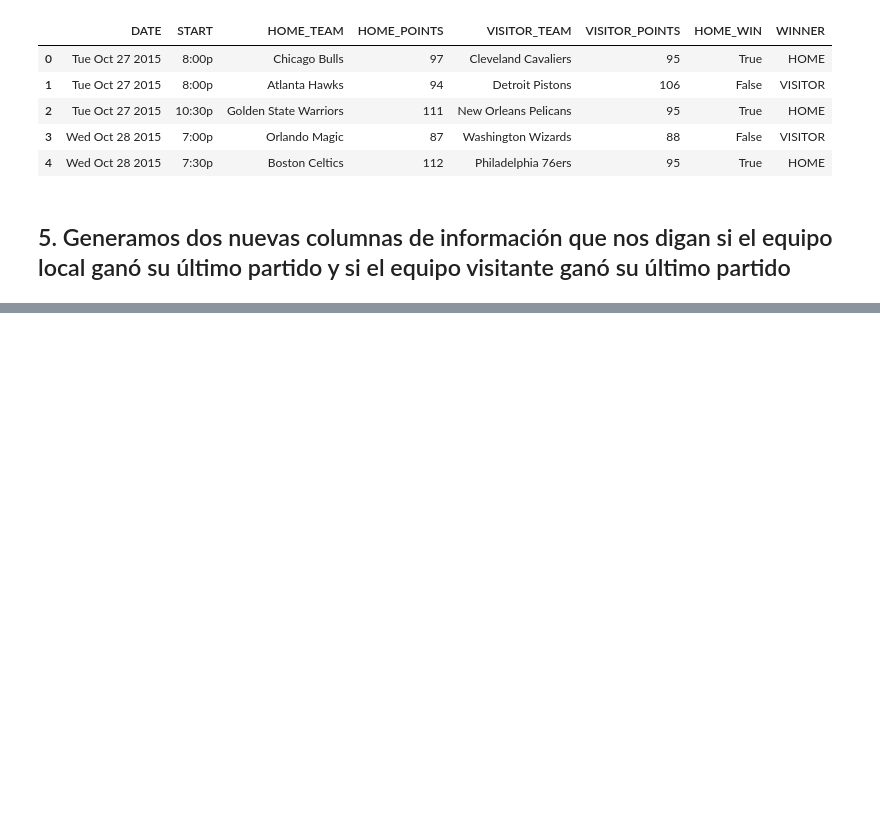
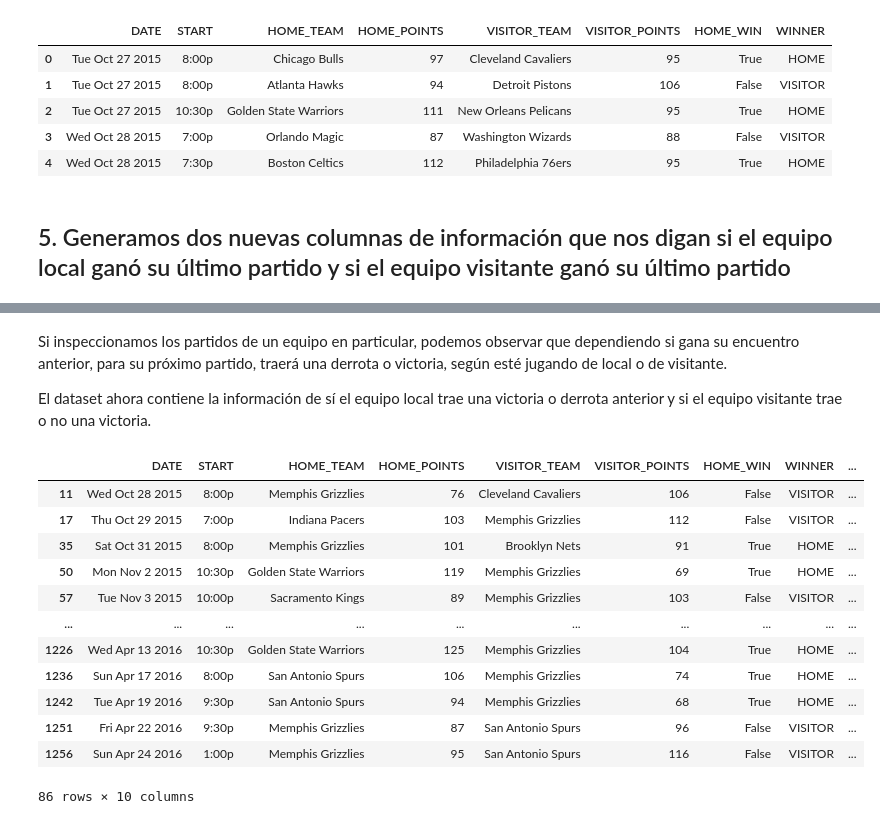
Before and after one commit to dragonnomada/kryteria-deep-learning, a Jupyter notebook: notebooks/S301 - Basketball Study.ipynb, the cells around one changed output, grey strips where cells are left out. Saved outputs shown, nothing was run; the diff lists cells and outputs as text; code cells hidden in the pictures; blank space fills up the shorter version.

```diff
--- a/notebooks/S301 - Basketball Study.ipynb
+++ b/notebooks/S301 - Basketball Study.ipynb
@@ -106,0 +116,38 @@ games[ (games["HOME_TEAM"] == "Chicago Bulls") | (games["VISITOR_TEAM"] == "Chic
+# %%
+from collections import defaultdict
+
+# El diccionario retiene un booleano
+# para un partido (clave - equipo, valor - si ganó)
+# Memoria: EQUIPO -> GANÓ SU JUEGO ANTERIOR
+won_last = defaultdict(bool) # { "Chicago Bulls": True, ... }
+
+for index, row in games.iterrows():
+    home_team = row["HOME_TEAM"]
+    visitor_team = row["VISITOR_TEAM"]
+
+    # Nota: Primero consultamos el diccionario, para saber
+    #       si el equipo local ganó su último partido
+    #       y si el equipo visitante ganó su último partido
+
+    # Guardar la columna HOME_WON_LAST
+    games.at[index, "HOME_WON_LAST"] = won_last[home_team]
+    # Guardar la columna VISITOR_WON_LAST
+    games.at[index, "VISITOR_WON_LAST"] = won_last[visitor_team]
+
+    print("{} vs {}".format(home_team, visitor_team), end=" ")
+
+    # Nota: Actualizamos el diccionario con la información
+    #       de si ganó el local o el visitante, este partido.
+    #       En la siguiente iteración, el diccionario
+    #       recuperará valores del partido anterior.
+    #       Esto crea una memoria, de si ganó su último juego
+    #       cada uno de los equipos.
+
+    if row["HOME_WIN"]:
+        print("GANA LOCAL")
+        won_last[home_team] = True
+        won_last[visitor_team] = False
+    else:
+        print("GANA VISITANTE")
+        won_last[home_team] = False
+        won_last[visitor_team] = True
@@ -106,0 +186,20 @@ games[ (games["HOME_TEAM"] == "Chicago Bulls") | (games["VISITOR_TEAM"] == "Chic
+# %% [markdown]
+Si inspeccionamos los partidos de un equipo en particular, podemos observar que dependiendo si gana su encuentro anterior, para su próximo partido, traerá una derrota o victoria, según esté jugando de local o de visitante.
+
+El dataset ahora contiene la información de sí el equipo local trae una victoria o derrota anterior y si el equipo visitante trae o no una victoria.
+# %%
+games[ (games["HOME_TEAM"] == "Memphis Grizzlies") | (games["VISITOR_TEAM"] == "Memphis Grizzlies") ]
+# %% [output]
+|  | DATE | START | HOME_TEAM | HOME_POINTS | VISITOR_TEAM | VISITOR_POINTS | HOME_WIN | WINNER | ... |
+| 11 | Wed Oct 28 2015 | 8:00p | Memphis Grizzlies | 76 | Cleveland Cavaliers | 106 | False | VISITOR | ... |
+| 17 | Thu Oct 29 2015 | 7:00p | Indiana Pacers | 103 | Memphis Grizzlies | 112 | False | VISITOR | ... |
+| 35 | Sat Oct 31 2015 | 8:00p | Memphis Grizzlies | 101 | Brooklyn Nets | 91 | True | HOME | ... |
+| 50 | Mon Nov 2 2015 | 10:30p | Golden State Warriors | 119 | Memphis Grizzlies | 69 | True | HOME | ... |
+| 57 | Tue Nov 3 2015 | 10:00p | Sacramento Kings | 89 | Memphis Grizzlies | 103 | False | VISITOR | ... |
+| ... | ... | ... | ... | ... | ... | ... | ... | ... | ... |
+| 1226 | Wed Apr 13 2016 | 10:30p | Golden State Warriors | 125 | Memphis Grizzlies | 104 | True | HOME | ... |
+| 1236 | Sun Apr 17 2016 | 8:00p | San Antonio Spurs | 106 | Memphis Grizzlies | 74 | True | HOME | ... |
+| 1242 | Tue Apr 19 2016 | 9:30p | San Antonio Spurs | 94 | Memphis Grizzlies | 68 | True | HOME | ... |
+| 1251 | Fri Apr 22 2016 | 9:30p | Memphis Grizzlies | 87 | San Antonio Spurs | 96 | False | VISITOR | ... |
+| 1256 | Sun Apr 24 2016 | 1:00p | Memphis Grizzlies | 95 | San Antonio Spurs | 116 | False | VISITOR | ... |
+86 rows × 10 columns
```
Also changed, not shown: parts of 23 cells of this notebook, 1 other file.
